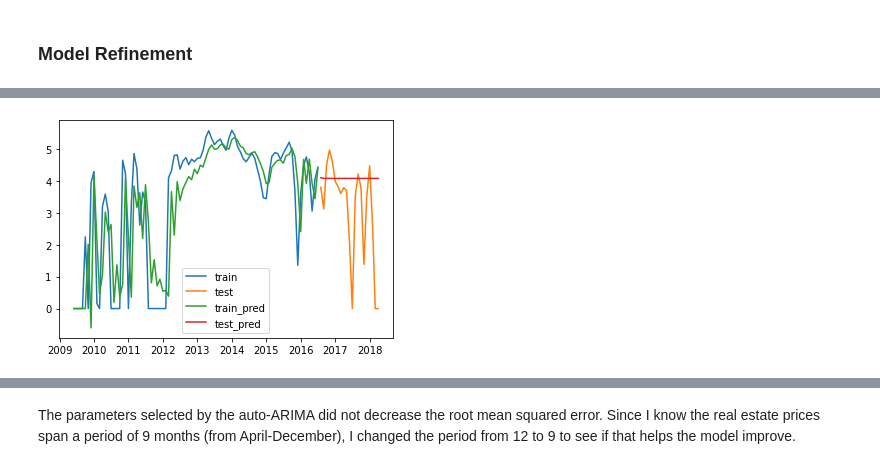
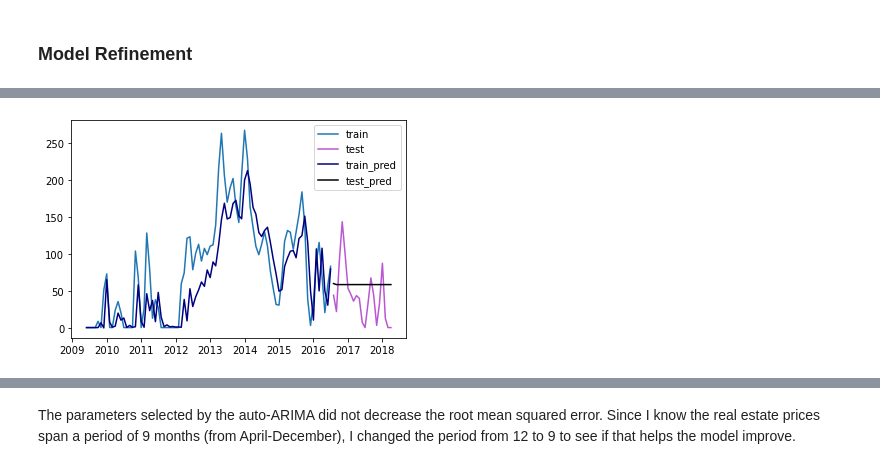
Before and after one commit to alexiskedo/Forecasting-Zillow-Home-Values, a Jupyter notebook: Real Estate Time Series Analysis.ipynb, the cells around one changed output, grey strips where cells are left out. Drawn from its saved outputs; the diff is of its cells as text; code cells hidden in the pictures.

```diff
--- a/Real Estate Time Series Analysis.ipynb
+++ b/Real Estate Time Series Analysis.ipynb
@@ -586,12 +586,15 @@ ax.set_title('Train-Test Split for Miami-Dade Zipcode 33140');
 ### Model 1: Random Walk
 For the first model I'll try simply predicting the next data point with the point previous to it. Then, we can run an ARIMA model and a gridsearch to see if any of our more sophisticated models can outperform a random walk.
 # %%
-miami_random_walk = miami_train.shift(1)
+exp_miami_train = np.exp(miami_train)
+miami_random_walk = exp_miami_train.shift(1)
 
 fig, ax1 = plt.subplots()
 
-miami_train[0:500].plot(ax=ax1, c='r', label='original')
-miami_random_walk[0:500].plot(ax=ax1, c='b', label='shifted')
+exp_miami_train[0:500].plot(ax=ax1, c='mediumorchid', label='original')
+miami_random_walk[0:500].plot(ax=ax1, c='navy', label='shifted')
 ax1.set_title('Random Walk for Miami-Dade Zipcode 33140')
 ax1.legend();
+
+plt.savefig('random_walk')
 # %% [output]
@@ -794,15 +800,18 @@ sa_mod = SARIMAX(miami_train,
                   enforce_stationarity=False,
                   enforce_invertibility=False).fit()
 # %%
-sa_y_hat_train = sa_mod.predict(typ='levels')
-sa_y_hat_test = sa_mod.predict(start=miami_test.index[0], end=miami_test.index[-1],typ='levels')
+# "Unlogging" series for interpretability
+sa_y_hat_train = np.exp(sa_mod.predict(typ='levels'))
+sa_y_hat_test = np.exp(sa_mod.predict(start=miami_test.index[0], end=miami_test.index[-1],typ='levels'))
+exp_miami_test = np.exp(miami_test)
 
+#Plotting
 fig, ax = plt.subplots()
-ax.plot(miami_train, label='train')
-ax.plot(miami_test, label='test')
-ax.plot(sa_y_hat_train, label='train_pred')
-ax.plot(sa_y_hat_test, label='test_pred')
+ax.plot(exp_miami_train, label='train')
+ax.plot(exp_miami_test, label='test', color='mediumorchid')
+ax.plot(sa_y_hat_train, label='train_pred', color='navy')
+ax.plot(sa_y_hat_test, label='test_pred',color='black')
 
 plt.legend();
 # %% [output]
-[figure, old version]
+[figure, new version]
```
Also changed, not shown: parts of 62 cells of this notebook, 10 other files.
